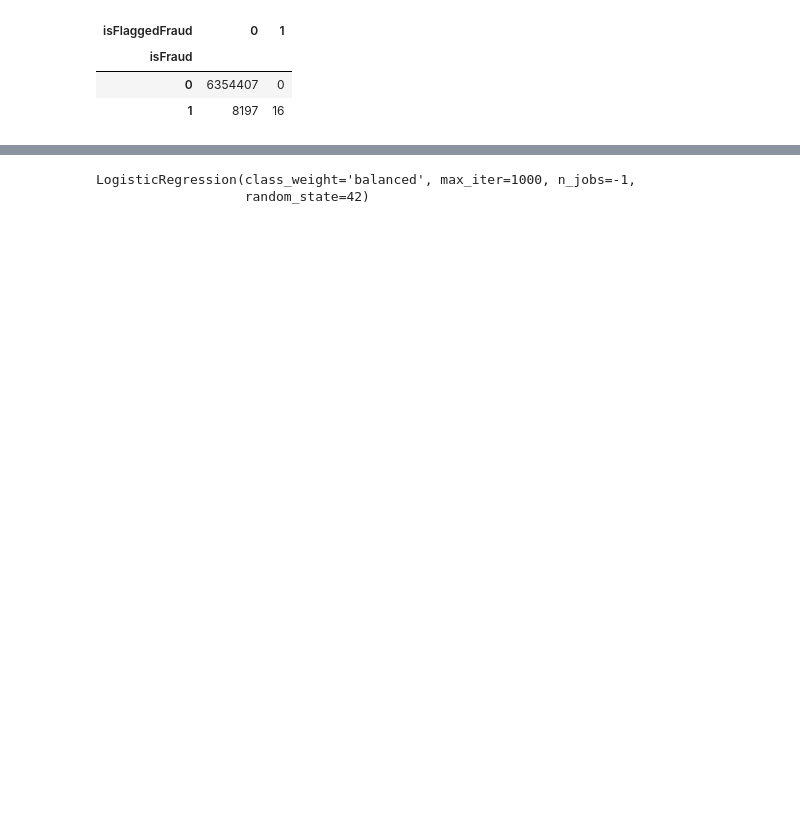
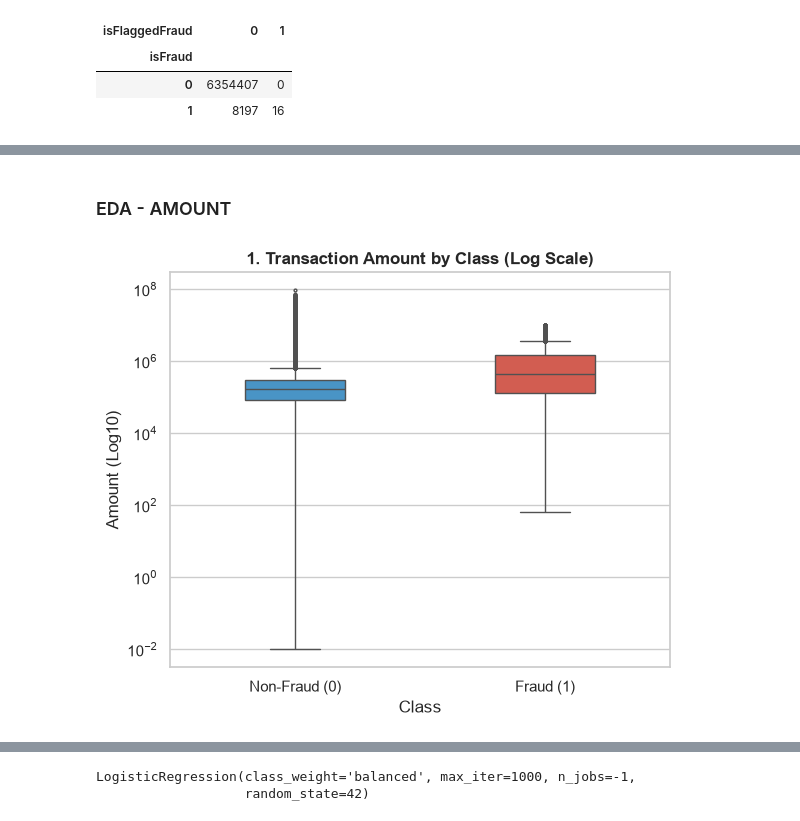
Before and after one commit to hoang2008an/Nhom01_GDG, a Jupyter notebook: notebooks/paysim/paysim_fraud_detection.ipynb, the cells around one changed output, grey strips where cells are left out. Drawn from its saved outputs; the diff is of its cells as text; code cells hidden in the pictures; blank space fills up the shorter version.

Commit message:
Update paysim_fraud_detection

```diff
--- a/notebooks/paysim/paysim_fraud_detection.ipynb
+++ b/notebooks/paysim/paysim_fraud_detection.ipynb
@@ -175,8 +120,0 @@ Quick takeaway from the crosstabs above:
-# %%
-# Convert anomalous zero balances to -1 for dest
-zero_dest_mask = (df['oldBalanceDest'] == 0) & (df['newBalanceDest'] == 0) & (df['amount'] != 0)
-df.loc[zero_dest_mask, ['oldBalanceDest', 'newBalanceDest']] = -1
-
-# Convert zero balances to -1 for orig for seperation
-zero_orig_mask = (df['oldBalanceOrig'] == 0) & (df['newBalanceOrig'] == 0) & (df['amount'] != 0)
-df.loc[zero_orig_mask, ['oldBalanceOrig', 'newBalanceOrig']] = -1
@@ -198,0 +121,8 @@ df
+# %%
+df['isNight'] = ((df['hourOfDay'] >= 0) & (df['hourOfDay'] <= 6)).astype(int)
+# %%
+# Convert to day of week
+df['dayOfWeek'] = (df['step'] // 24) % 7
+daily_fraud = pd.crosstab(df['dayOfWeek'], df['isFraud'])
+daily_fraud['fraud_rate_pct'] = (df.groupby('dayOfWeek')['isFraud'].mean() * 100).round(4)
+print(daily_fraud)
@@ -198,0 +139,27 @@ df
+# %%
+df = df.drop(columns=['step'])
+# %% [markdown]
+### EDA - AMOUNT
+# %%
+# Transaction Amount Distribution (Log Scale)
+sns.set_theme(style="whitegrid")
+palette = {0: '#3498db', 1: '#e74c3c'}
+
+df_pos = df[df['amount'] > 0].copy()
+
+plt.figure(figsize=(6, 5))
+ax1 = sns.boxplot(
+    data=df_pos, x='isFraud', y='amount', hue='isFraud',
+    palette=palette, width=0.4, fliersize=2, legend=False
+)
+ax1.set_yscale('log')
+ax1.set_title('1. Transaction Amount by Class (Log Scale)', fontweight='bold')
+ax1.set_xticks([0, 1])
+ax1.set_xticklabels(['Non-Fraud (0)', 'Fraud (1)'])
+ax1.set_xlabel('Class')
+ax1.set_ylabel('Amount (Log10)')
+
+plt.tight_layout()
+plt.show()
+# %% [output]
+[figure, added]
```
Also changed, not shown: parts of 30 cells of this notebook.
